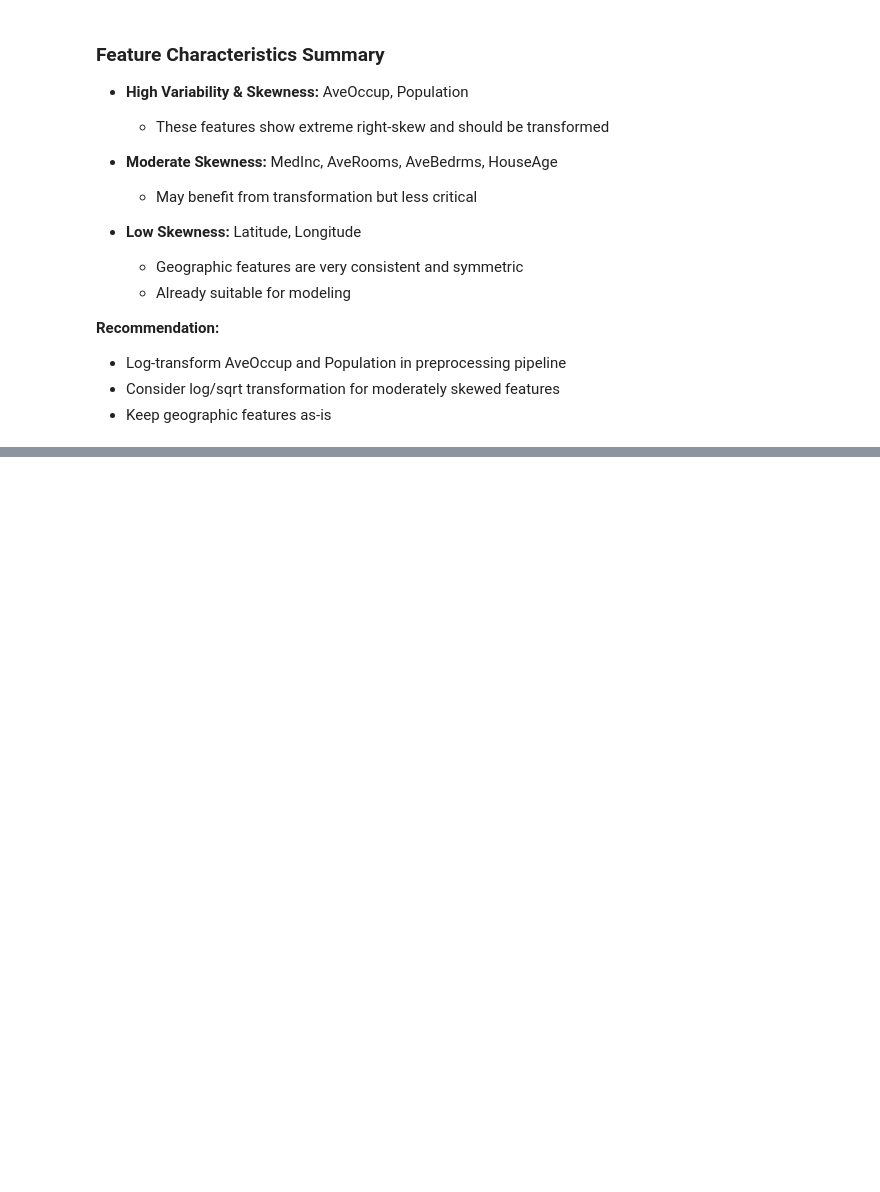
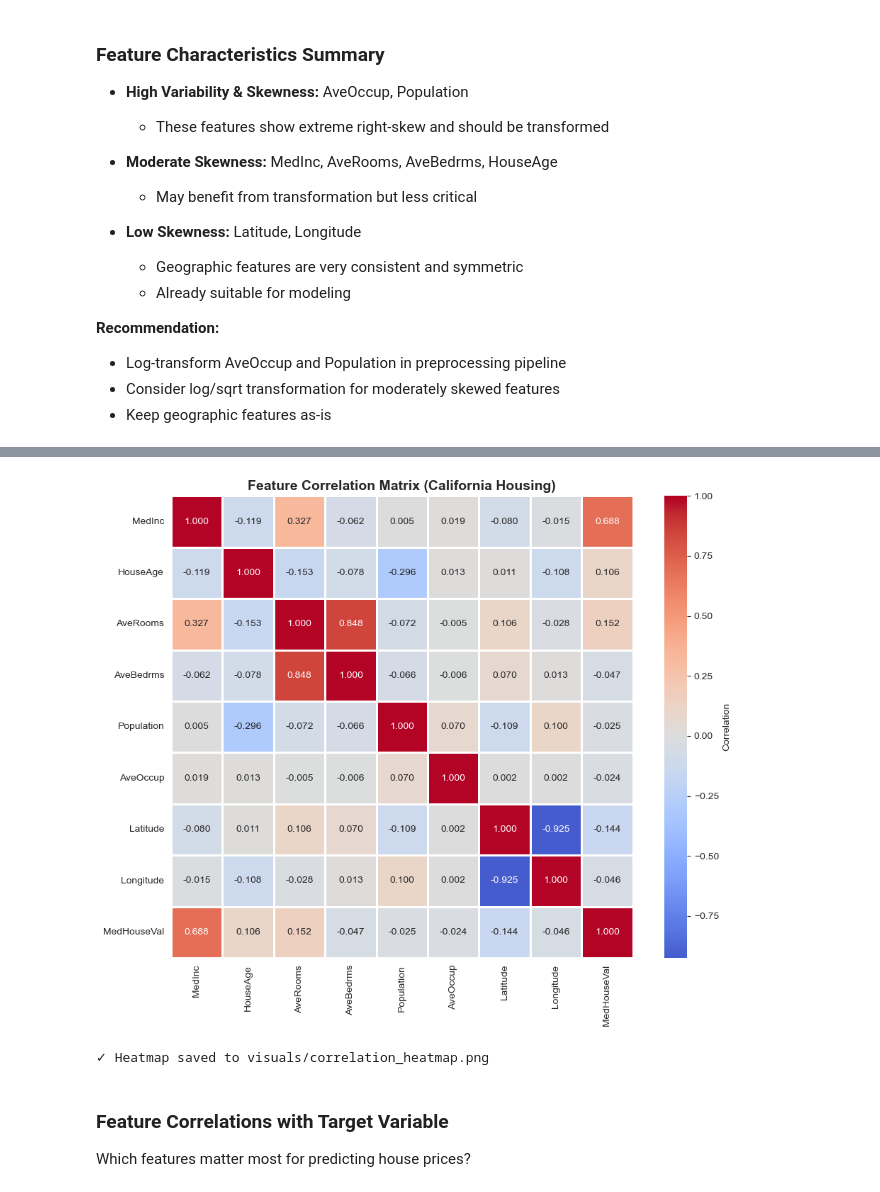
Before and after one commit to gautamivdesai/ML-Final-Lab-Group-10, a Jupyter notebook: notebooks/ML_Project.ipynb, the cells around one changed output, grey strips where cells are left out. Cells and saved outputs as stored; diff of their text form; code cells hidden in the pictures; blank space fills up the shorter version.

Commit message:
Add top feature relationships visualization image

```diff
--- a/notebooks/ML_Project.ipynb
+++ b/notebooks/ML_Project.ipynb
@@ -790,0 +795,23 @@ Population 1425.476744 1132.462122  4.935500    73.535009
+# %%
+# Calculate full correlation matrix
+corr_matrix = raw_df.corr()
+
+# Create heatmap
+plt.figure(figsize=(10, 8))
+sns.heatmap(corr_matrix, annot=True, fmt='.3f', cmap='coolwarm', center=0,
+            square=True, linewidths=1, cbar_kws={'label': 'Correlation'})
+plt.title('Feature Correlation Matrix (California Housing)', fontsize=14, fontweight='bold')
+plt.tight_layout()
+
+os.makedirs('visuals', exist_ok=True)
+plt.savefig('visuals/correlation_heatmap.png', dpi=300, bbox_inches='tight')
+plt.show()
+
+print("✓ Heatmap saved to visuals/correlation_heatmap.png")
+# %% [output]
+[figure, added]
+✓ Heatmap saved to visuals/correlation_heatmap.png
+# %% [markdown]
+### Feature Correlations with Target Variable
+
+Which features matter most for predicting house prices?
```
Also changed, not shown: parts of 4 cells of this notebook, 2 other files.
